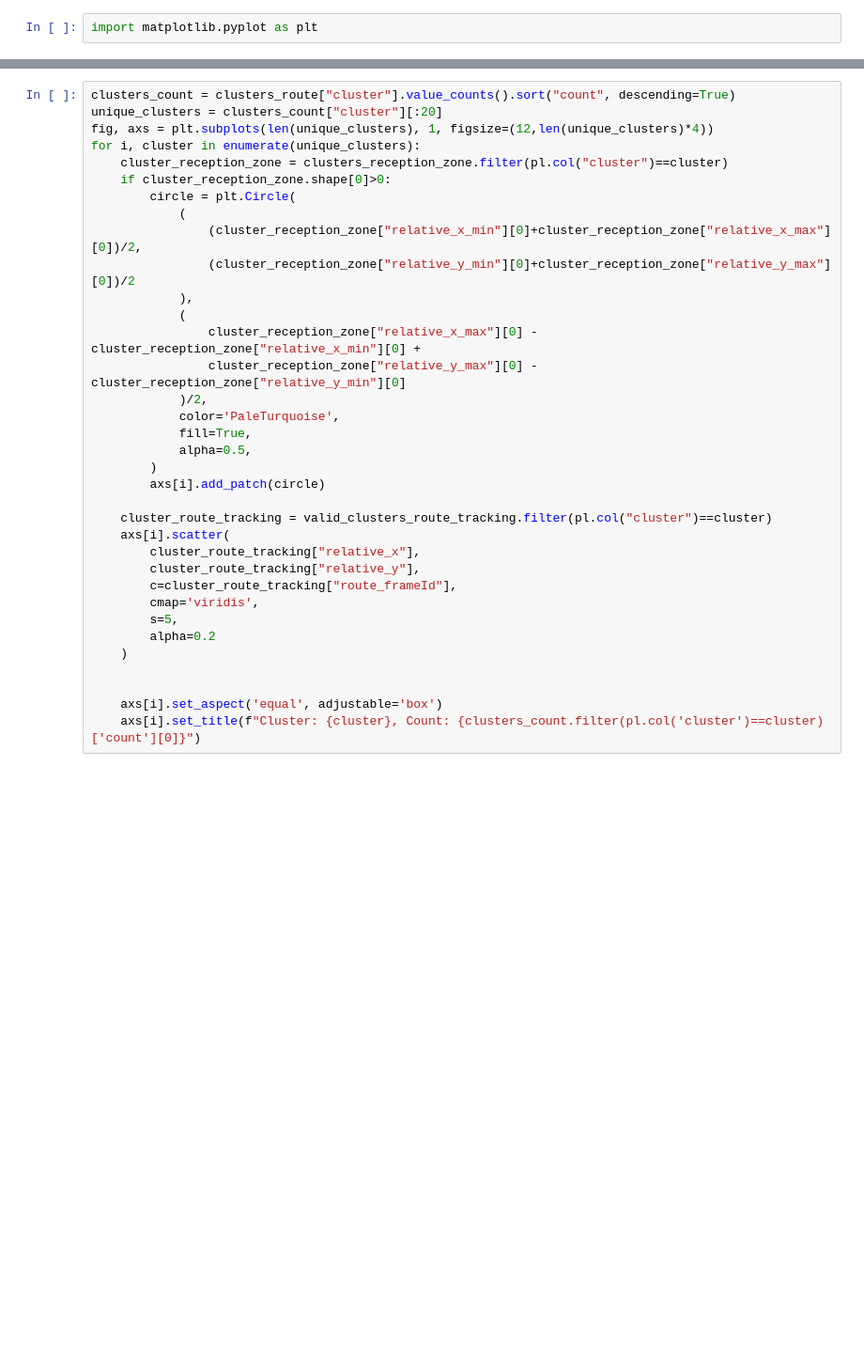
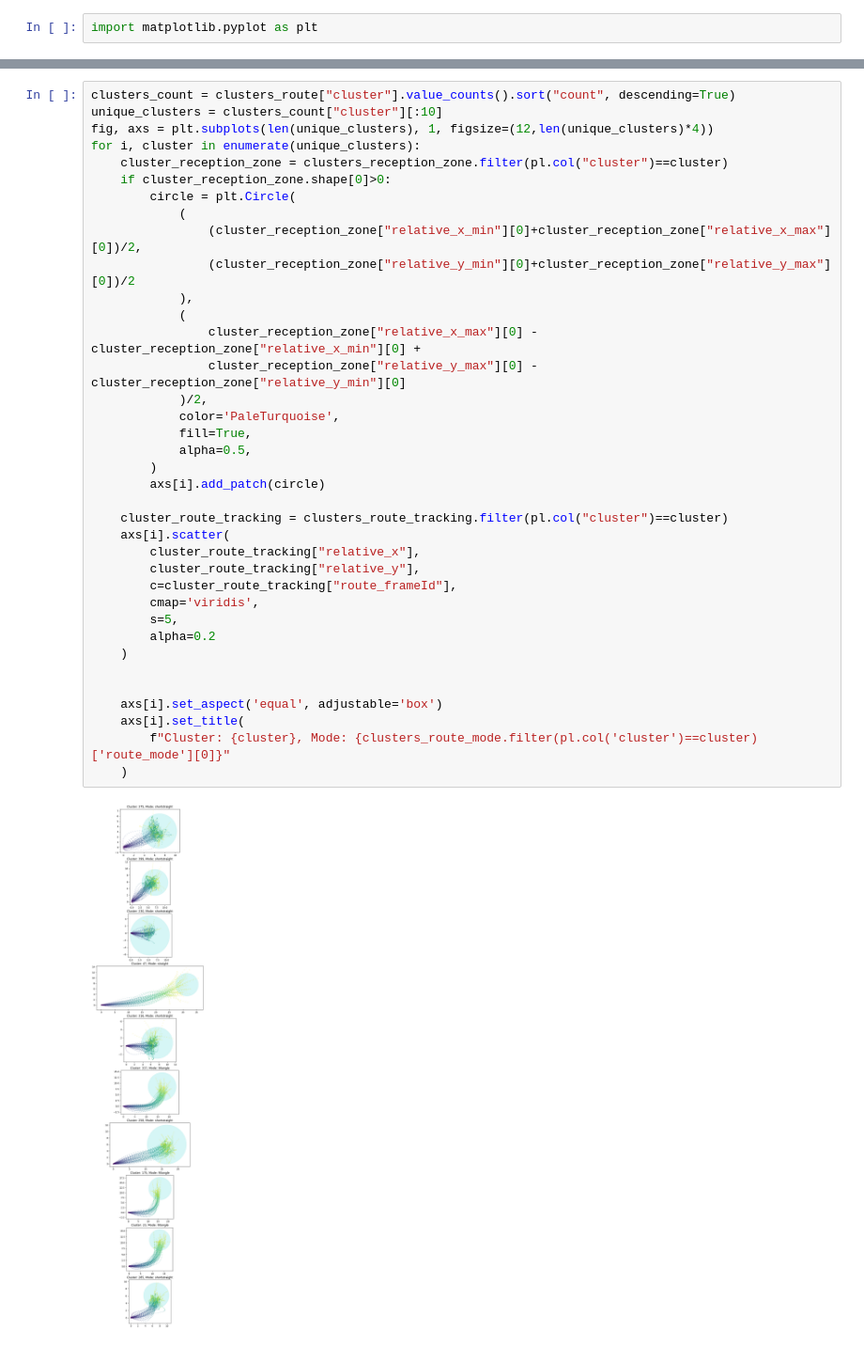
Before and after one commit to MLecardonnel/PreSnapPrediction, a Jupyter notebook: notebooks/route_clustering.ipynb, the cells around one changed output, grey strips where cells are left out. Shown at 94% size. Drawn from its saved outputs; the diff is of its cells as text; blank space fills up the shorter version.

```diff
--- a/notebooks/route_clustering.ipynb
+++ b/notebooks/route_clustering.ipynb
@@ -80,35 +41,39 @@ axs[1].set_aspect('equal', adjustable='box')
 # %%
 clusters_count = clusters_route["cluster"].value_counts().sort("count", descending=True)
-unique_clusters = clusters_count["cluster"][:20]
+unique_clusters = clusters_count["cluster"][:10]
 fig, axs = plt.subplots(len(unique_clusters), 1, figsize=(12,len(unique_clusters)*4))
 for i, cluster in enumerate(unique_clusters):
     cluster_reception_zone = clusters_reception_zone.filter(pl.col("cluster")==cluster)
     if cluster_reception_zone.shape[0]>0:
         circle = plt.Circle(
             (
                 (cluster_reception_zone["relative_x_min"][0]+cluster_reception_zone["relative_x_max"][0])/2,
                 (cluster_reception_zone["relative_y_min"][0]+cluster_reception_zone["relative_y_max"][0])/2
             ),
             (
                 cluster_reception_zone["relative_x_max"][0] - cluster_reception_zone["relative_x_min"][0] +
                 cluster_reception_zone["relative_y_max"][0] - cluster_reception_zone["relative_y_min"][0]
             )/2,
             color='PaleTurquoise',
             fill=True,
             alpha=0.5,
         )
         axs[i].add_patch(circle)
 
-    cluster_route_tracking = valid_clusters_route_tracking.filter(pl.col("cluster")==cluster)
+    cluster_route_tracking = clusters_route_tracking.filter(pl.col("cluster")==cluster)
     axs[i].scatter(
         cluster_route_tracking["relative_x"],
         cluster_route_tracking["relative_y"],
         c=cluster_route_tracking["route_frameId"],
         cmap='viridis',
         s=5,
         alpha=0.2
     )
 
 
     axs[i].set_aspect('equal', adjustable='box')
-    axs[i].set_title(f"Cluster: {cluster}, Count: {clusters_count.filter(pl.col('cluster')==cluster)['count'][0]}")
+    axs[i].set_title(
+        f"Cluster: {cluster}, Mode: {clusters_route_mode.filter(pl.col('cluster')==cluster)['route_mode'][0]}"
+    )
+# %% [output]
+[figure, added]
```
Also changed, not shown: parts of 23 cells of this notebook, 1 other file.
